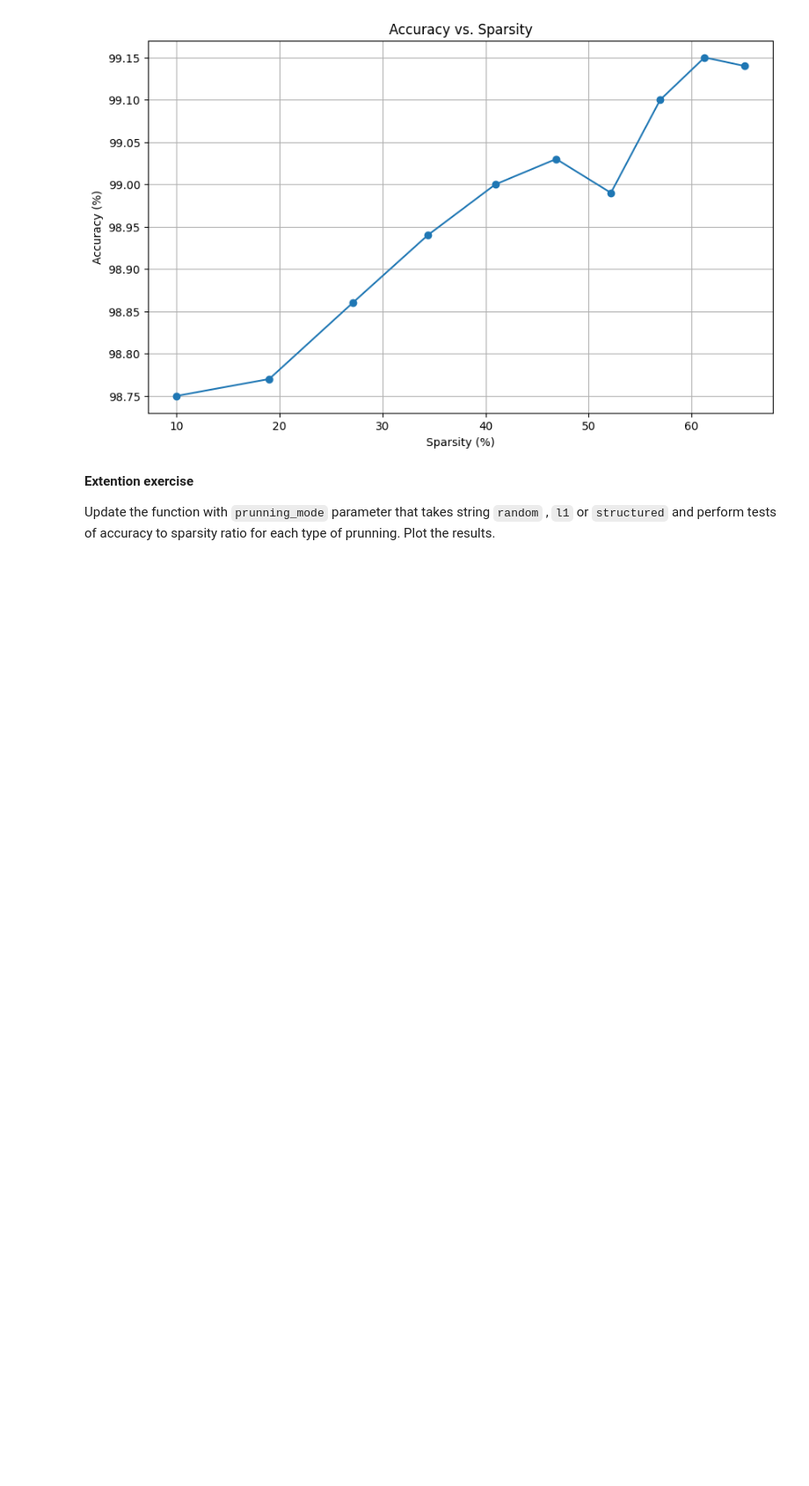
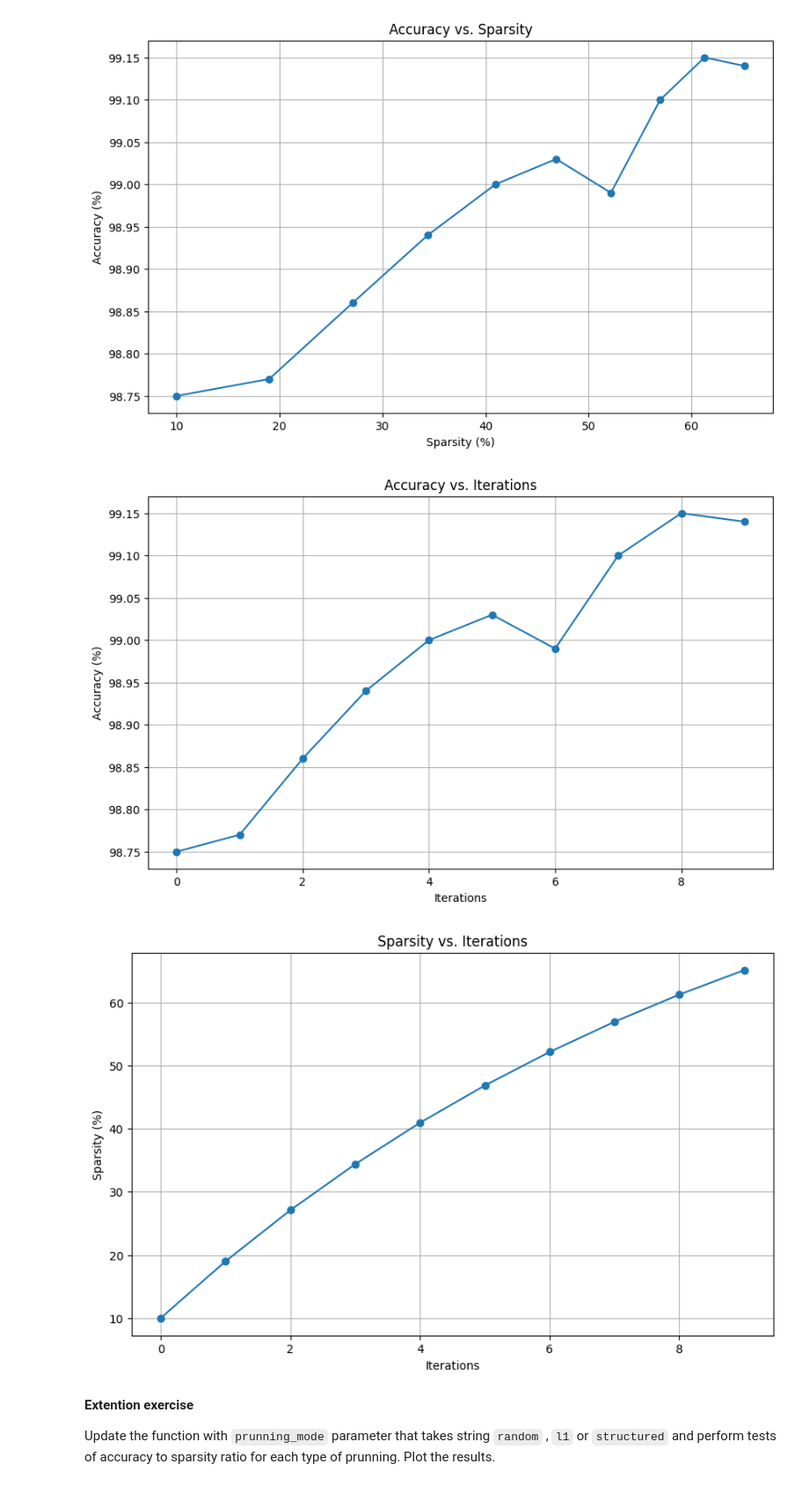
Before and after one commit to CleverLord/Wbudowane-systemy-AI, a Jupyter notebook: Laboratorium 4 - Prunning/Lab4 - wip.ipynb, the cells around one changed output. Shown at 88% size. Cells and saved outputs as stored; diff of their text form; code cells hidden in the pictures; blank space fills up the shorter version.

```diff
--- a/Laboratorium 4 - Prunning/Lab4 - wip.ipynb
+++ b/Laboratorium 4 - Prunning/Lab4 - wip.ipynb
@@ -136,7 +136,7 @@ if os.path.isfile('mnist_cnn.pt'):
     history = {}
     history['train_acc'] = np.load('train_acc.npy')
 else:
-    CNN_MNIST, history = training(train_loader, test_loader, CNN_MNIST, loss_fcn, optimizer, epochs=1)
+    CNN_MNIST, history = training(train_loader, test_loader, CNN_MNIST, loss_fcn, optimizer, epochs=5)
 
 # Now let's print out the final accuracy after training
 print(f"Final Training Accuracy: {history['train_acc'][-1]:>0.1f}%")
@@ -467,6 +467,26 @@ plt.grid(True)
 plt.show()
 # %% [output]
 [figure]
+# %%
+#plot accuracy over iterations
+plt.figure(figsize=(10, 6))
+plt.plot(accuracies, marker='o')
+plt.title('Accuracy vs. Iterations')
+plt.xlabel('Iterations')
+plt.ylabel('Accuracy (%)')
+plt.grid(True)
+plt.show()
+#plot sparsity over iterations
+plt.figure(figsize=(10, 6))
+plt.plot(sparsities, marker='o')
+plt.title('Sparsity vs. Iterations')
+plt.xlabel('Iterations')
+plt.ylabel('Sparsity (%)')
+plt.grid(True)
+plt.show()
+# %% [output]
+[figure, added]
+[figure, added]
 # %% [markdown]
 **Extention exercise**
 
```
Also changed, not shown: 6 other files.
